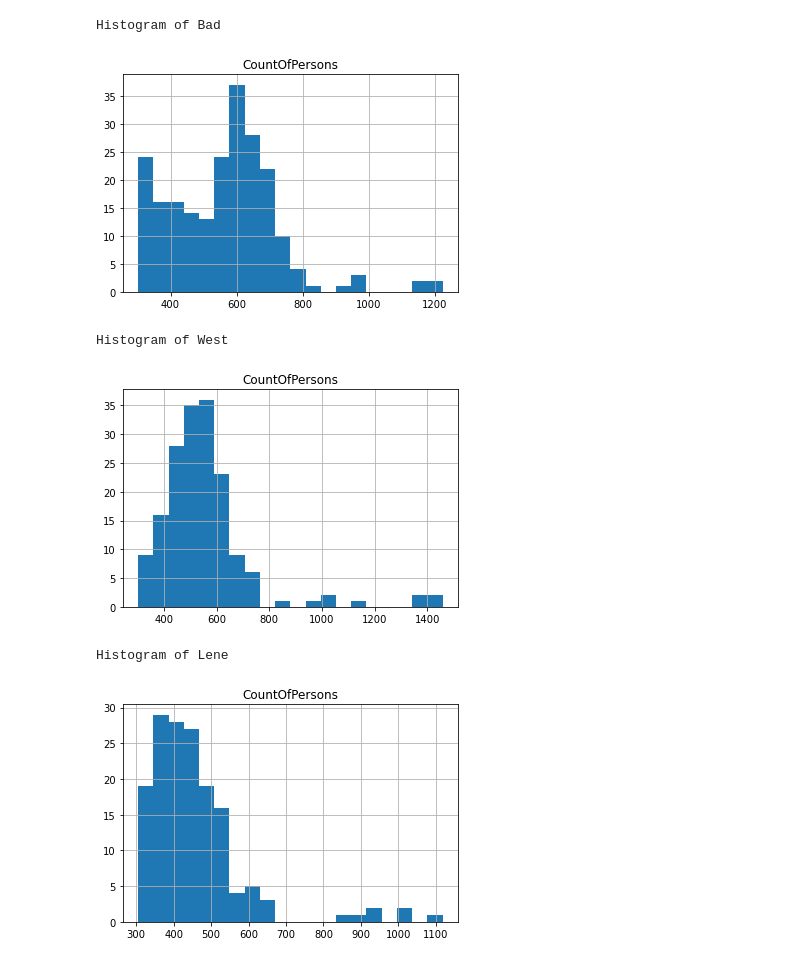
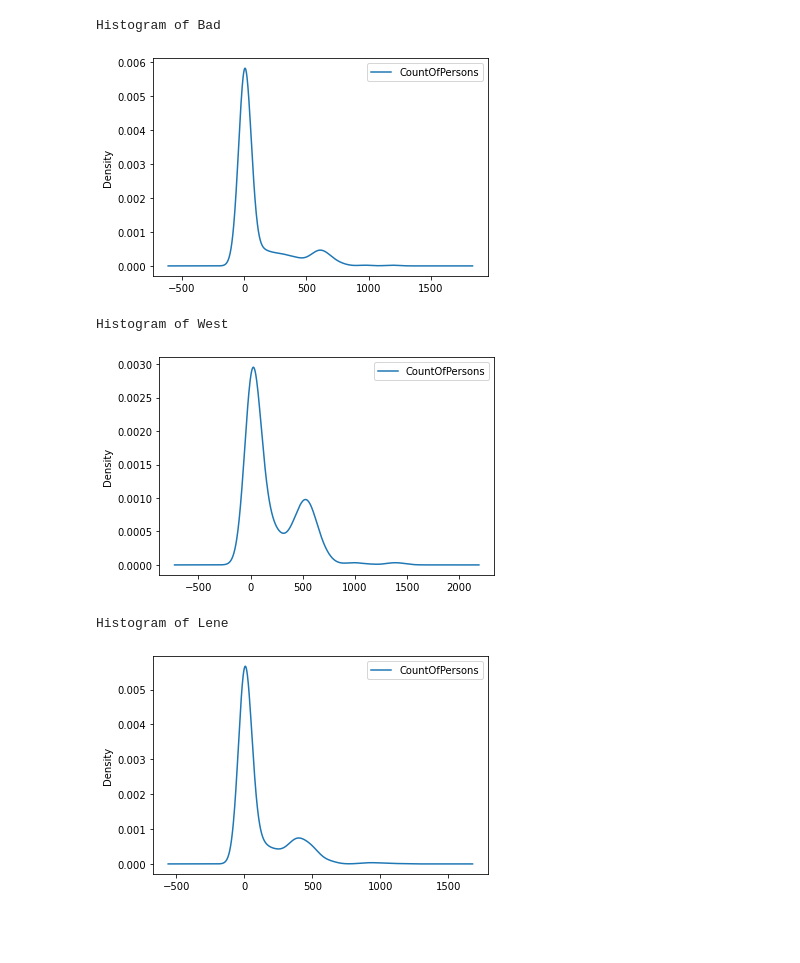
Before and after one commit to ClemensRe/opendatacamp, a Jupyter notebook: notebooks/02 Maximum Finding.ipynb, the cells around one changed output. Saved outputs shown, nothing was run; the diff lists cells and outputs as text; code cells hidden in the pictures; blank space fills up the shorter version.

Commit message:
feat(notebooks): save maximum threshold analysis notebook

```diff
--- a/notebooks/02 Maximum Finding.ipynb
+++ b/notebooks/02 Maximum Finding.ipynb
@@ -5,22 +6,22 @@ import matplotlib.pyplot as plt
 # %%
 PROCESSED_DIR = pathlib.Path("../data/processed/")
-relevant_entries = ["Bad", "West", "Lene"]
+relevant_entries = ["Bad", "West", "Lene", "Stadion"]
 # %%
 for entry in relevant_entries:
     analysis_df = pd.DataFrame()
     for time_series_df_path in PROCESSED_DIR.glob("*.csv"):
         if entry in str(time_series_df_path):
             df = pd.read_csv(time_series_df_path)
             analysis_df = analysis_df.append(df)
 
     analysis_df = analysis_df.set_index("Date")
-    analysis_df.query("CountOfPersons >= 300").hist(bins=20)
+    analysis_df.plot.kde()
     print(f"Histogram of {entry}")
     plt.show()
 # %% [output]
 Histogram of Bad
-[figure, old version]
+[figure, new version]
 Histogram of West
-[figure, old version]
+[figure, new version]
 Histogram of Lene
-[figure, old version]
+[figure, new version]
```
Also changed, not shown: parts of 11 cells of this notebook.
